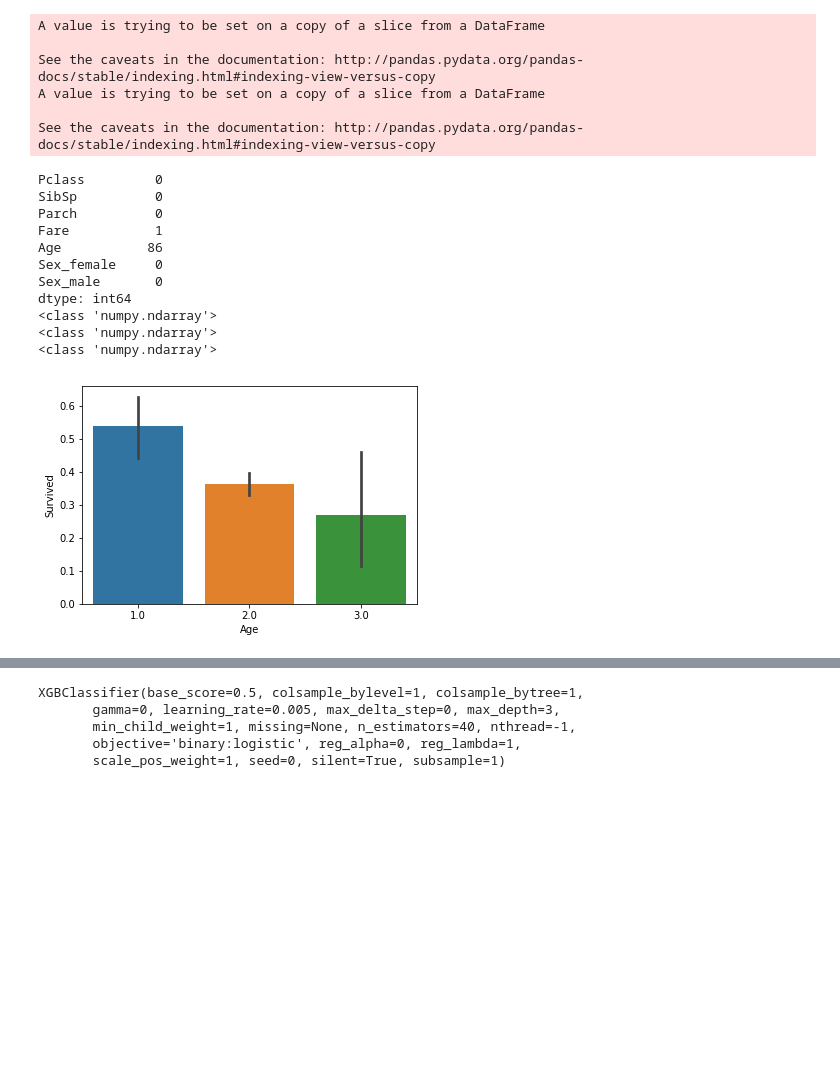
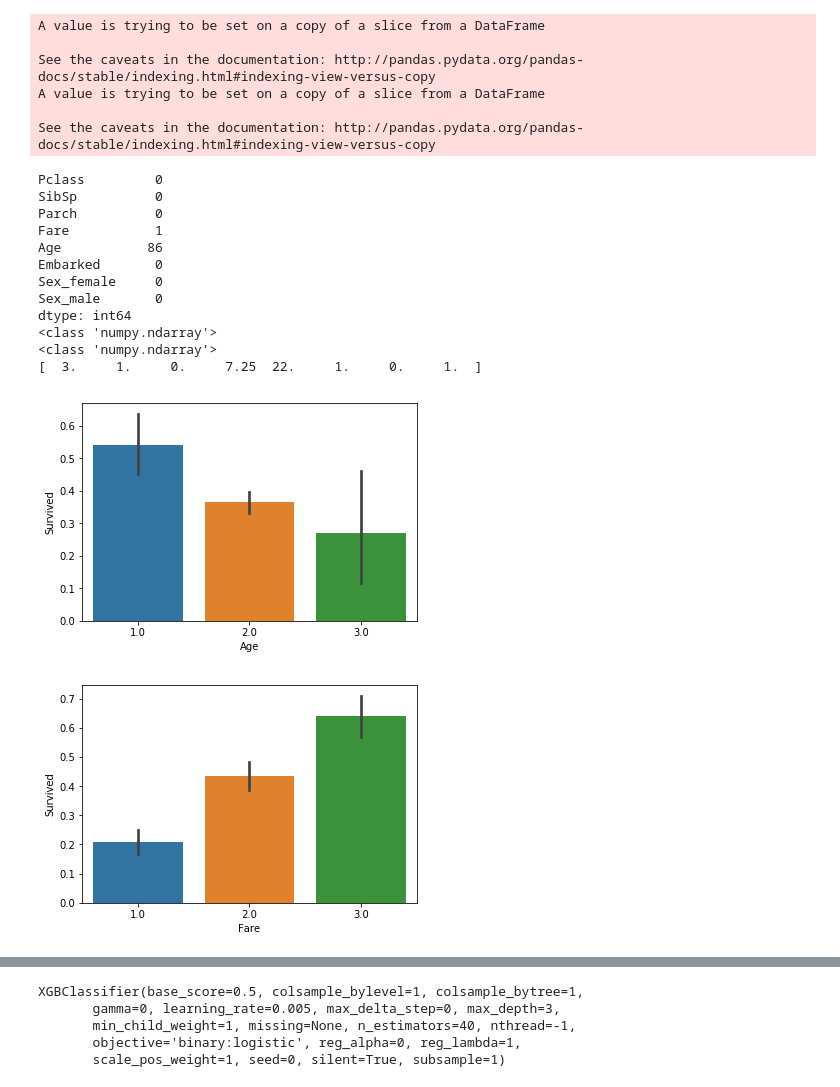
Before and after one commit to pushkar96/Kaggle, a Jupyter notebook: Titanic_survival/titanic_beginning(XGBoost).ipynb, the cells around one changed output, grey strips where cells are left out. Saved outputs shown, nothing was run; the diff lists cells and outputs as text; code cells hidden in the pictures; blank space fills up the shorter version.

Commit message:
XGboost added Embarked

```diff
--- a/Titanic_survival/titanic_beginning(XGBoost).ipynb
+++ b/Titanic_survival/titanic_beginning(XGBoost).ipynb
@@ -78,6 +78,11 @@ pd.read_csv('train.csv')
 891 rows × 12 columns
 # %%
 y = train_data.Survived
-cols_to_use = ['Pclass', 'SibSp', 'Parch', 'Fare', 'Sex', 'Age']
+cols_to_use = ['Pclass', 'SibSp', 'Parch', 'Fare', 'Sex', 'Age', 'Embarked']
 X = train_data[cols_to_use]
 test_data = submission_data[cols_to_use]
+# %%
+#using embarkment
+embarked = {"Embarked": {"S": 1, "Q": 2, "C": 3}}
+X.replace(embarked, inplace=True)
+test_data.replace(embarked, inplace=True)
@@ -112,19 +143,20 @@ X = my_imputer.transform(X)
 
 print(type(train_X))
 print(type(imputed_test_data))
-print(type(X))
+print(X[0])
 # %% [output]
 Pclass         0
 SibSp          0
 Parch          0
 Fare           1
 Age           86
+Embarked       0
 Sex_female     0
 Sex_male       0
 dtype: int64
 <class 'numpy.ndarray'>
 <class 'numpy.ndarray'>
-<class 'numpy.ndarray'>
+[  3.     1.     0.     7.25  22.     1.     0.     1.  ]
 # %%
 def change_age(age_array):
     ages = age_array
@@ -147,7 +179,31 @@ age_category_data = pd.DataFrame({'Age': X[:, 4], 'Sex': train_data.Sex, 'Surviv
 sns.barplot(x="Age",y="Survived", data=age_category_data);
 plt.show()
 # %% [output]
-[figure, old version]
+[figure, new version]
+# %%
+#categorizing fare
+def change_fare(fare_array):
+    fares = fare_array
+    for x in range(0, len(fares)):
+        #print(ages[x])
+        if fares[x] < 11:
+            fares[x] = 1
+        elif fares[x] < 40:
+            fares[x] = 2
+        else:
+            fares[x] = 3
+    return fares
+
+X[:, 3] = change_fare(X[:, 3])
+train_X[:, 3] = change_fare(train_X[:, 3])
+val_X[:, 3] = change_fare(val_X[:, 3])
+imputed_test_data[:, 3] = change_fare(imputed_test_data[:, 3])
+# %%
+fare_category_data = pd.DataFrame({'Fare': X[:, 3], 'Sex': train_data.Sex, 'Survived': y})
+sns.barplot(x="Fare",y="Survived", data=fare_category_data);
+plt.show()
+# %% [output]
+[figure, added]
 # %%
 #adding n_estimators and early_stopping_rounds
 my_model = XGBClassifier(n_estimators=1000, learning_rate=0.005)
```
Also changed, not shown: parts of 4 cells of this notebook, 1 other file.
